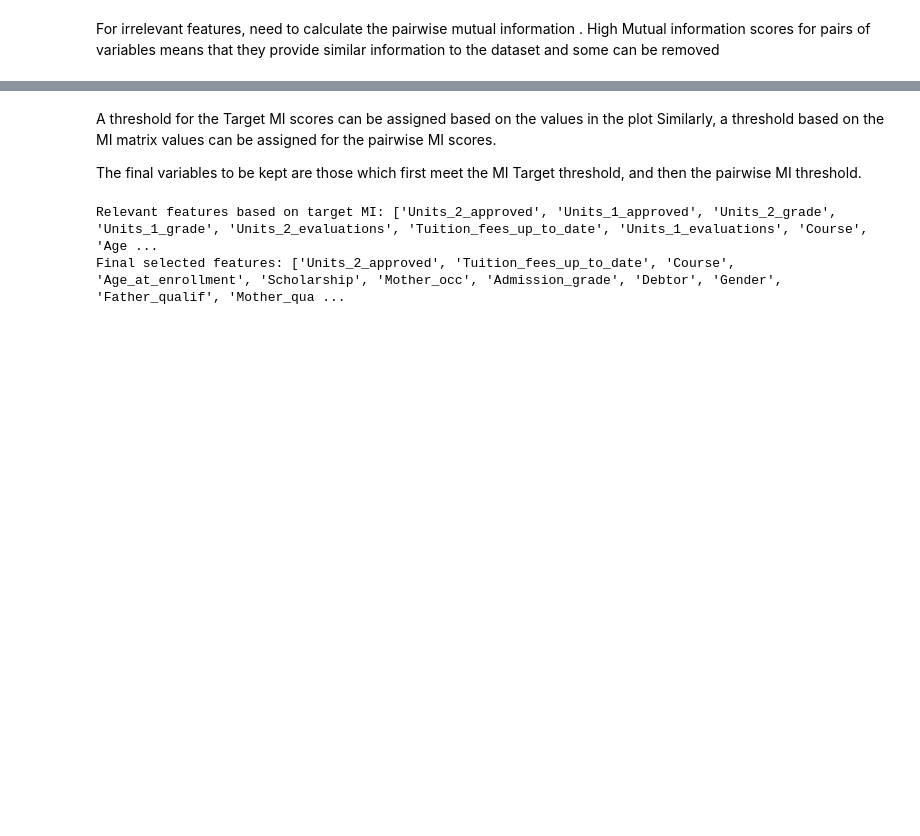
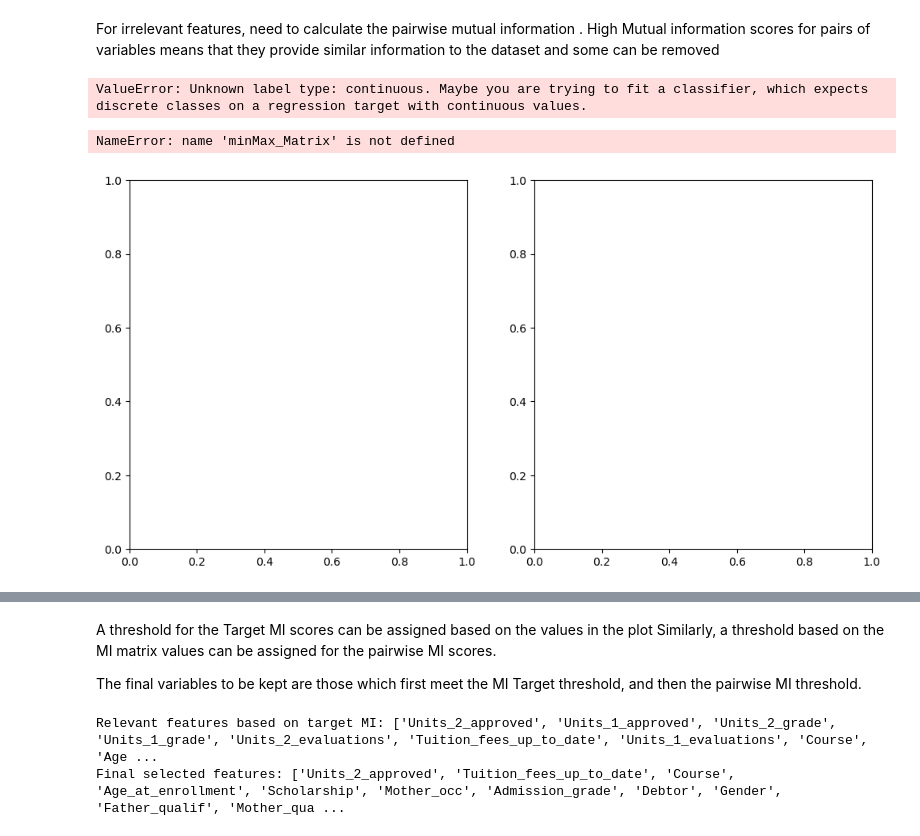
Before and after one commit to MSC-DS-Y1/Applied-Machine-Learning-Project, a Jupyter notebook: src/dataset/jeantideCleaning.ipynb, the cells around one changed output, grey strips where cells are left out. Drawn from its saved outputs; the diff is of its cells as text; code cells hidden in the pictures; blank space fills up the shorter version.

Commit message:
equalisation added

```diff
--- a/src/dataset/jeantideCleaning.ipynb
+++ b/src/dataset/jeantideCleaning.ipynb
@@ -180,3 +196,46 @@ mi_matrix = pairwise_mi(x_vars, discrete_features)
+# %%
+x_vars.shape[1]
+
+def nonDiscretepairwise(df):
+    n = df.shape[1]
+    mi_matrix = np.zeros((n,n))
+
+    for i in range(n):
+        for j in range(n):
+            #start with equal pairs and mark is not applicable
+            if i == j:
+                mi_matrix[i,j] = np.nan
+            else:
+                x = df.iloc[:,i]
+                y = df.iloc[:,j]
+
+                mi = mutual_info_regression(x.values.reshape(-1, 1), y.values, random_state=42)[0]
+
+                mi_matrix[i,j] = mi
+    return pd.DataFrame(mi_matrix,index = df.columns, columns = df.columns)
+
+minMax_Matrix = nonDiscretepairwise(equalisedDfMinmax)
+standard_Matrix = nonDiscretepairwise(equalisedDfStandard)
+# %% [output]
+ValueError: Unknown label type: continuous. Maybe you are trying to fit a classifier, which expects discrete classes on a regression target with continuous values.
+# %%
+# Create a 1-row, 2-column layout for the two matrices
+fig, axes = plt.subplots(1, 2, figsize=(12, 6))  # (rows, columns)
+
+# Plot the first matrix
+im1 = axes[0].imshow(minMax_Matrix, cmap = "plasma", interpolation = "nearest", origin = "upper")
+axes[0].set_title('Equalised Matrix (MinMax)')
+
+# Plot the second matrix
+im2 = axes[1].imshow(standard_Matrix, cmap = "plasma", interpolation = "nearest", origin = "upper")
+axes[1].set_title('Equalised Matrix (Standard)')
+
+# Display the plots
+plt.tight_layout()
+plt.show()
+# %% [output]
+NameError: name 'minMax_Matrix' is not defined
+[figure, added]
 # %%
 #plotting the pairwise mi scores to visualise in a heatmap
 
```
Also changed, not shown: parts of 3 cells of this notebook.
